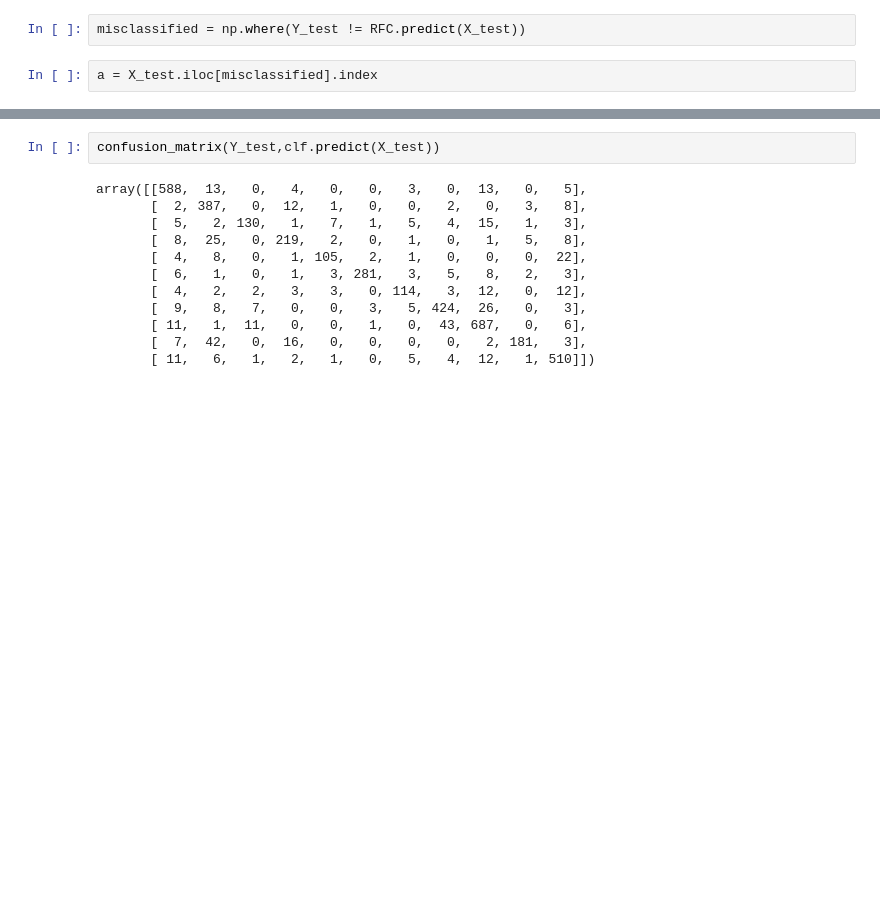
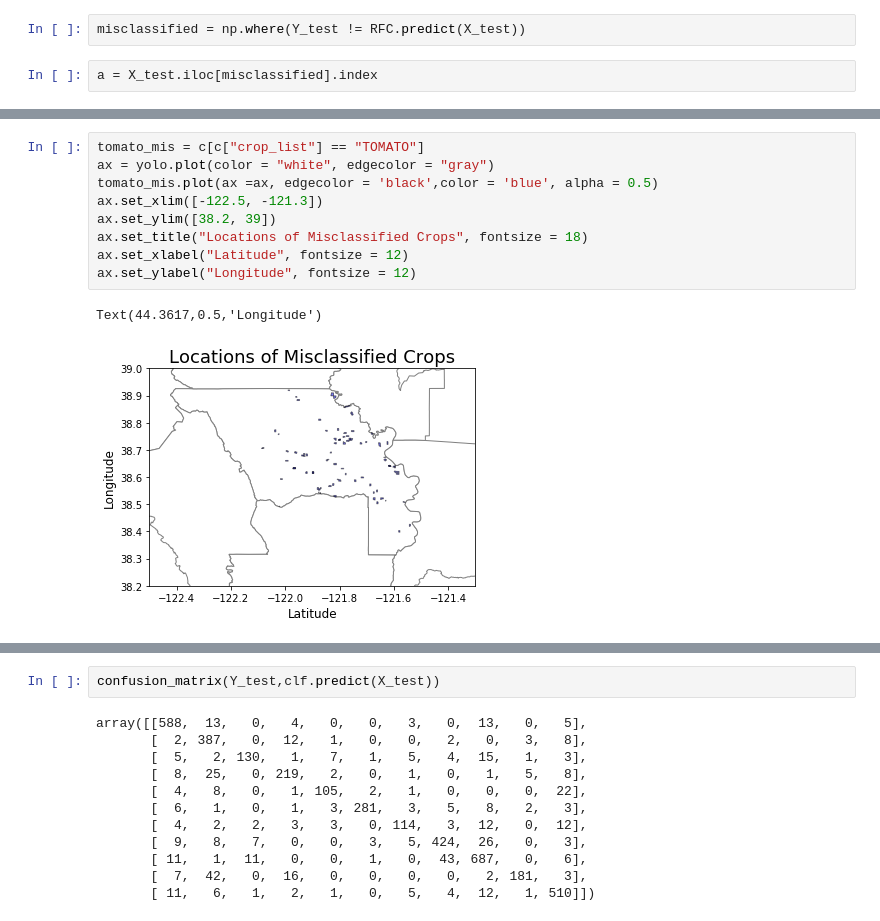
Before and after one commit to MarcelColvin/GeoSpatial-Classification, a Jupyter notebook: MakingAugustoClasses.ipynb, the cells around one changed output, grey strips where cells are left out. Saved outputs shown, nothing was run; the diff lists cells and outputs as text; blank space fills up the shorter version.

```diff
--- a/MakingAugustoClasses.ipynb
+++ b/MakingAugustoClasses.ipynb
@@ -335,0 +405,12 @@ Name: OBJECTID, Length: 476, dtype: int64
+# %%
+tomato_mis = c[c["crop_list"] == "TOMATO"]
+ax = yolo.plot(color = "white", edgecolor = "gray")
+tomato_mis.plot(ax =ax, edgecolor = 'black',color = 'blue', alpha = 0.5)
+ax.set_xlim([-122.5, -121.3])
+ax.set_ylim([38.2, 39])
+ax.set_title("Locations of Misclassified Crops", fontsize = 18)
+ax.set_xlabel("Latitude", fontsize = 12)
+ax.set_ylabel("Longitude", fontsize = 12)
+# %% [output]
+Text(44.3617,0.5,'Longitude')
+[figure, added]
```
Also changed, not shown: parts of 18 cells of this notebook.
